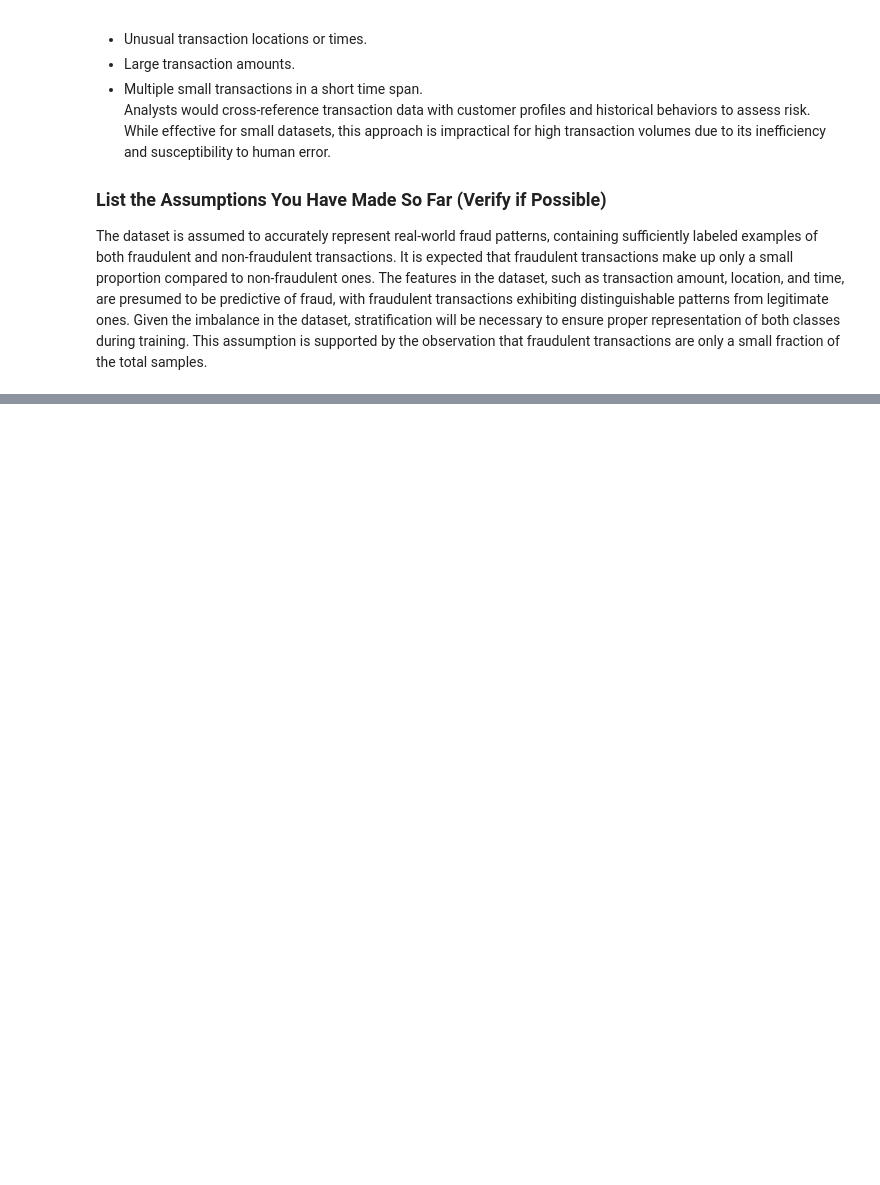
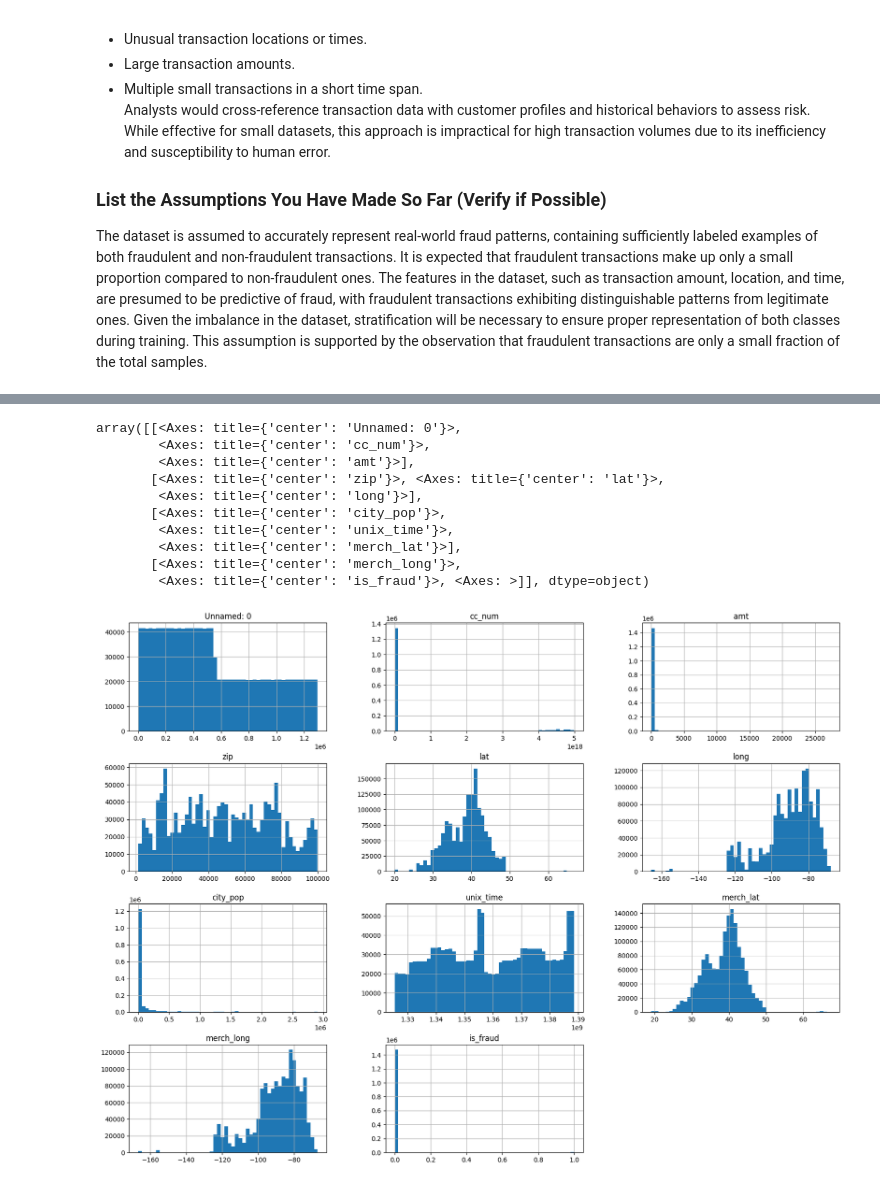
Before and after one commit to kmissmer/CreditCardFinalProject, a Jupyter notebook: final.ipynb, the cells around one changed output, grey strips where cells are left out. Cells and saved outputs as stored; diff of their text form; code cells hidden in the pictures; blank space fills up the shorter version.

Commit message:
Get the data

```diff
--- a/final.ipynb
+++ b/final.ipynb
@@ -42,3 +64,15 @@ Analysts would cross-reference transaction data with customer profiles and histo
 
 ### List the Assumptions You Have Made So Far (Verify if Possible)
 The dataset is assumed to accurately represent real-world fraud patterns, containing sufficiently labeled examples of both fraudulent and non-fraudulent transactions. It is expected that fraudulent transactions make up only a small proportion compared to non-fraudulent ones. The features in the dataset, such as transaction amount, location, and time, are presumed to be predictive of fraud, with fraudulent transactions exhibiting distinguishable patterns from legitimate ones. Given the imbalance in the dataset, stratification will be necessary to ensure proper representation of both classes during training. This assumption is supported by the observation that fraudulent transactions are only a small fraction of the total samples.
+# %%
+# function to concat fraudTest.csv and fraudTrain.csv datasets
+
+def concat_data():
+    # read the datasets
+    fraudTest = pd.read_csv('fraudTest.csv')
+    fraudTrain = pd.read_csv('fraudTrain.csv')
+    # concat the datasets
+    data = pd.concat([fraudTrain, fraudTest], axis=0)
+    return data
+# %%
+data = concat_data()
@@ -44,0 +150,25 @@ The dataset is assumed to accurately represent real-world fraud patterns, contai
+# %%
+# stratify on is_fraud to have the same proportion of fraud in train and test set take 20% of the data for the test set
+
+X_train, X_test, y_train, y_test = train_test_split(data.drop(columns=["is_fraud"]), data["is_fraud"], test_size=0.2, stratify=data["is_fraud"], random_state=42)
+# %%
+# train set
+
+train = X_train.copy()
+train['is_fraud'] = y_train
+# %%
+#histogram of train set
+
+train.hist(bins=50, figsize=(20,15))
+# %% [output]
+array([[<Axes: title={'center': 'Unnamed: 0'}>,
+        <Axes: title={'center': 'cc_num'}>,
+        <Axes: title={'center': 'amt'}>],
+       [<Axes: title={'center': 'zip'}>, <Axes: title={'center': 'lat'}>,
+        <Axes: title={'center': 'long'}>],
+       [<Axes: title={'center': 'city_pop'}>,
+        <Axes: title={'center': 'unix_time'}>,
+        <Axes: title={'center': 'merch_lat'}>],
+       [<Axes: title={'center': 'merch_long'}>,
+        <Axes: title={'center': 'is_fraud'}>, <Axes: >]], dtype=object)
+[figure, added]
```
Also changed, not shown: parts of 6 cells of this notebook.
